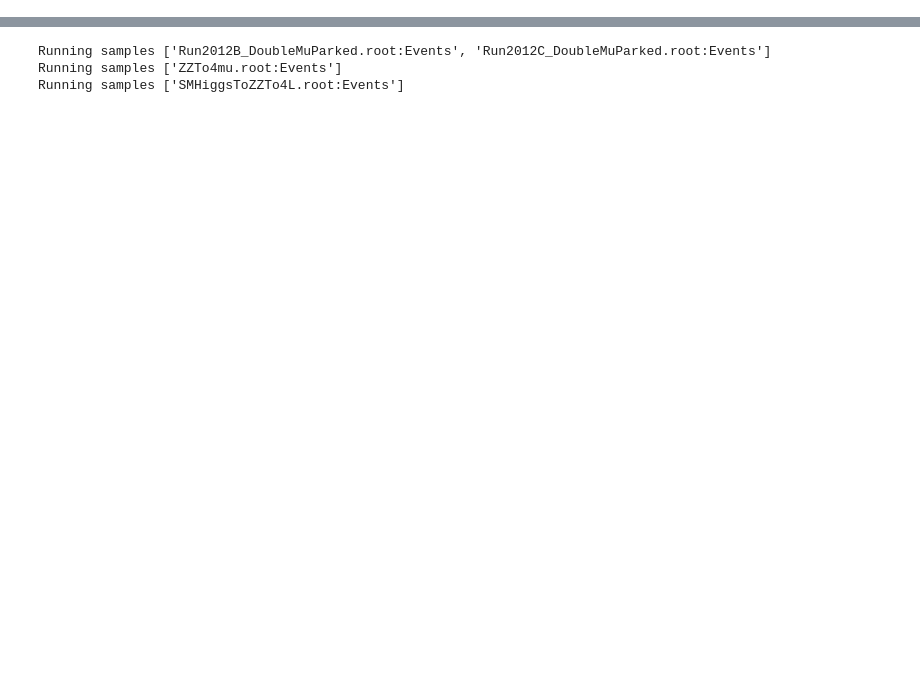
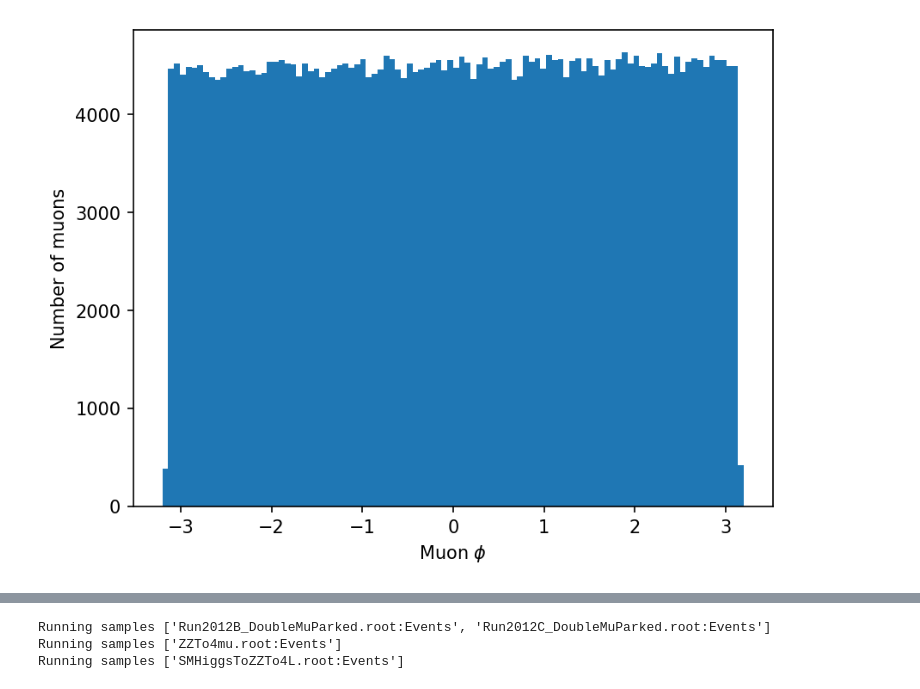
Before and after one commit to Emilis-Strazdas/PHY307-HandsOn-Answers, a Jupyter notebook: Test.ipynb, the cells around one changed output, grey strips where cells are left out. Cells and saved outputs as stored; diff of their text form; code cells hidden in the pictures; blank space fills up the shorter version.

```diff
--- a/Test.ipynb
+++ b/Test.ipynb
@@ -31,0 +126,8 @@ MET_phi              | float                    | AsDtype('>f4')
+# %%
+# Plot the muon phi here, use a range of -3.2,3.2
+plt.hist(ak.flatten(branches["Muon_phi"]), bins=100, range=(-3.2,3.2))
+plt.xlabel('Muon $\phi$')
+plt.ylabel('Number of muons')
+plt.show()
+# %% [output]
+[figure, added]
```
Also changed, not shown: parts of 30 cells of this notebook, 9 other files.
